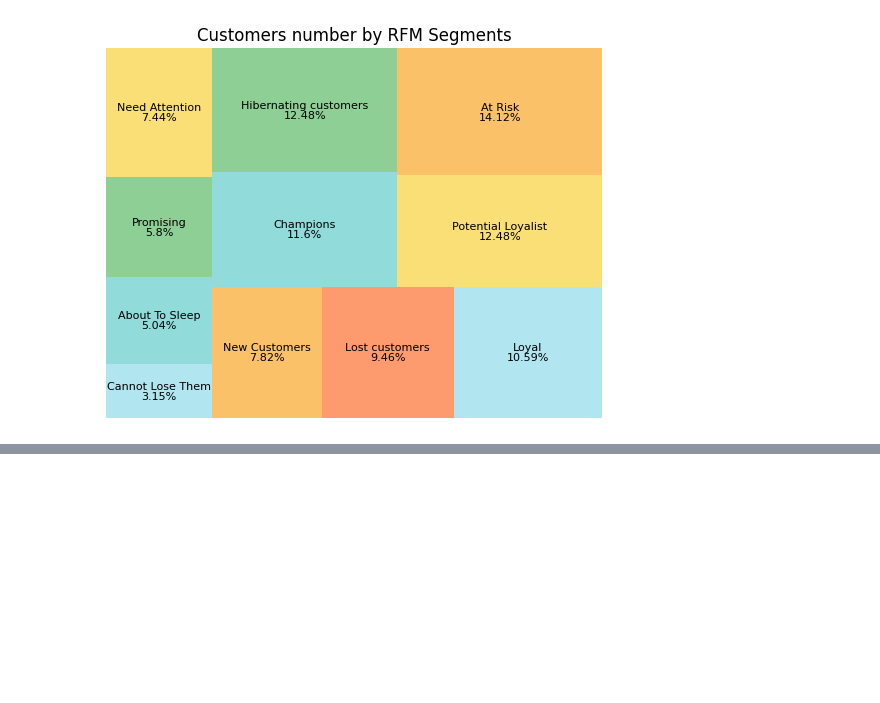
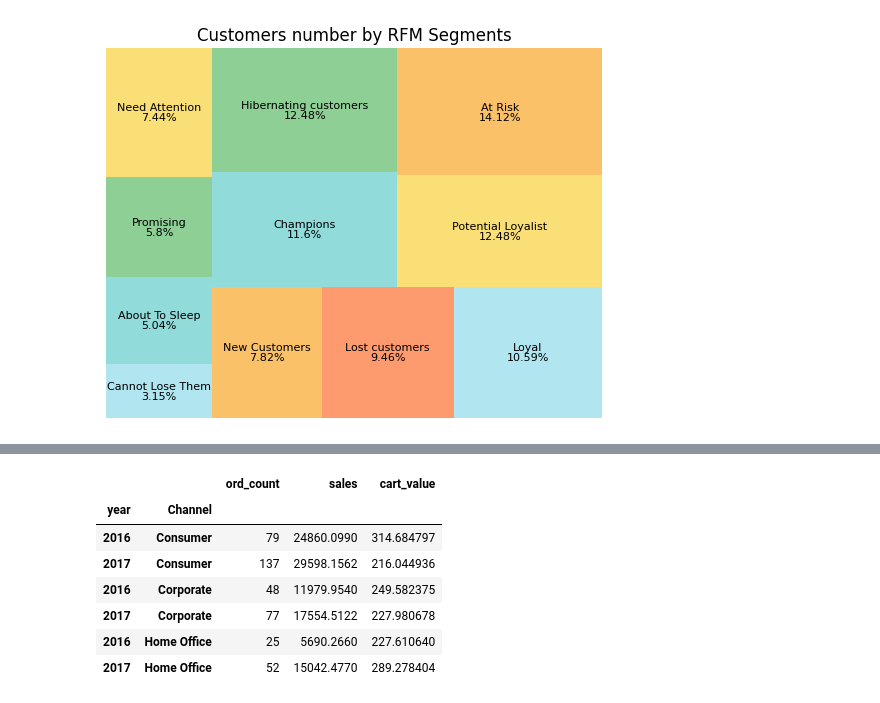
Before and after one commit to MinhAnh99/Python_RFM_Analysis, a Jupyter notebook: MinhAnh_RFM_Analysis_Project.ipynb, the cells around one changed output, grey strips where cells are left out. Cells and saved outputs as stored; diff of their text form; code cells hidden in the pictures; blank space fills up the shorter version.

```diff
--- a/MinhAnh_RFM_Analysis_Project.ipynb
+++ b/MinhAnh_RFM_Analysis_Project.ipynb
@@ -220,0 +302,16 @@ plt.show()
+# %%
+# Analysis of the number of orders, revenue and order value of each Channel in 2016 and 2017
+potential_chan = potential.groupby(['year','Channel']).agg(ord_count=('Order ID','nunique'),
+                               sales=('Sales','sum'))
+potential_chan['cart_value']= potential_chan['sales']/potential_chan['ord_count']
+potential_chan.sort_values(by=['Channel','year'],inplace=True)
+potential_chan.query('year=="2016" or year=="2017"')
+# %% [output]
+|  |  | ord_count | sales | cart_value |
+| year | Channel |  |  |  |
+| 2016 | Consumer | 79 | 24860.0990 | 314.684797 |
+| 2017 | Consumer | 137 | 29598.1562 | 216.044936 |
+| 2016 | Corporate | 48 | 11979.9540 | 249.582375 |
+| 2017 | Corporate | 77 | 17554.5122 | 227.980678 |
+| 2016 | Home Office | 25 | 5690.2660 | 227.610640 |
+| 2017 | Home Office | 52 | 15042.4770 | 289.278404 |
```
Also changed, not shown: parts of 32 cells of this notebook.
